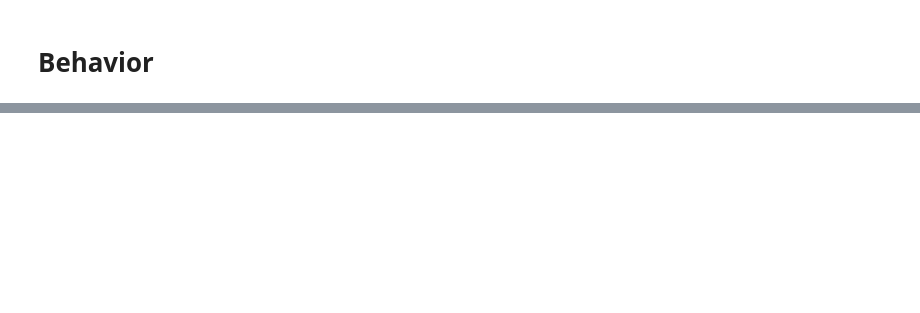
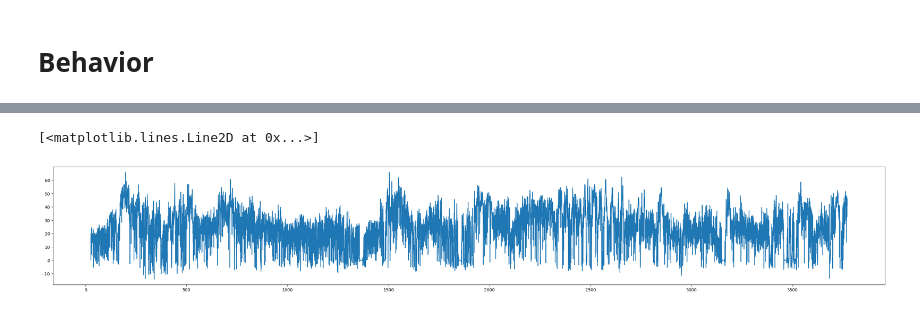
Before and after one commit to AllenNeuralDynamics/lamf-analysis, a Jupyter notebook: ophys-mfish-dev/notebooks/Dataset-object-demo.ipynb, the cells around one changed output, grey strips where cells are left out. Drawn from its saved outputs; the diff is of its cells as text; code cells hidden in the pictures; blank space fills up the shorter version.

```diff
--- a/ophys-mfish-dev/notebooks/Dataset-object-demo.ipynb
+++ b/ophys-mfish-dev/notebooks/Dataset-object-demo.ipynb
@@ -234,2 +247,7 @@ dataset.cell_specimen_table.head()
 # %% [markdown]
 # Behavior
+# %%
+from data_objects.behavior.behavior_dataset import BehaviorDataset
+processed_path = "/allen/programs/mindscope/workgroups/learning/mattd/co_dev/data/1299958728/processed/1299958728" # give experiment
+raw_path = "/allen/programs/mindscope/workgroups/learning/mattd/co_dev/data/1299958728/raw"
+bd = BehaviorDataset(raw_path)
@@ -235,0 +273,6 @@ dataset.cell_specimen_table.head()
+# %%
+fig, ax = plt.subplots(1, 1, figsize=(35, 5))
+plt.plot(bd.running_speed.timestamps, bd.running_speed.speed)
+# %% [output]
+[<matplotlib.lines.Line2D at 0x...>]
+[figure, added]
```
Also changed, not shown: parts of 26 cells of this notebook, 15 other files.
